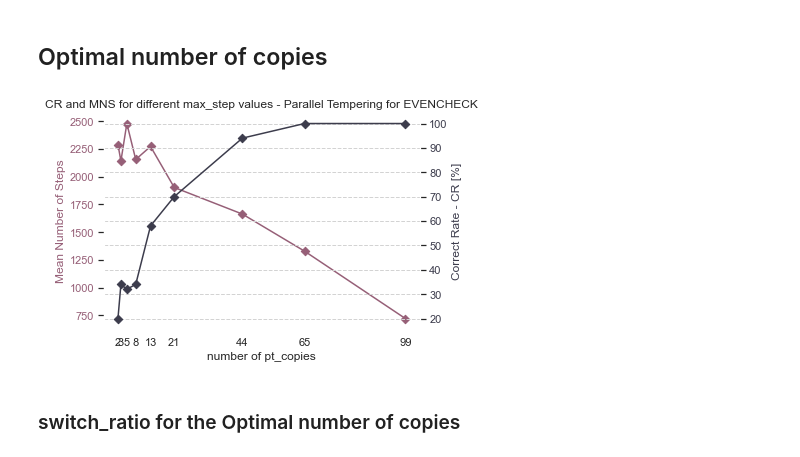
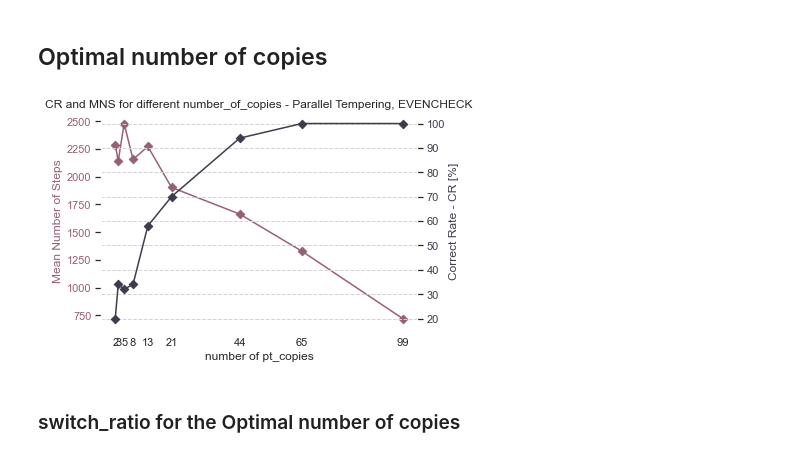
Before and after one commit to mateuszKacz/CGP_mgr, a Jupyter notebook: notebooks/Opracowanie danych PT.ipynb, the cells around one changed output. Cells and saved outputs as stored; diff of their text form; code cells hidden in the pictures.

```diff
--- a/notebooks/Opracowanie danych PT.ipynb
+++ b/notebooks/Opracowanie danych PT.ipynb
@@ -404,22 +404,22 @@ As we can see the acceptance ratio equals to 1 in 2/3 of the simulations. It sho
 # %%
 double_axis_plot(calc_mns_series(df_evencheck_pt_optimal_number_of_copies, groupby='pt_copies'),
                  calc_cr_series(df_evencheck_pt_optimal_number_of_copies, groupby='pt_copies'),
                  colors=colors,
                  save_path=CHARTS_MAIN_PATH,
                  legend=['mns', 'cr'],
                  plot_type='scatter',
-                 title='CR and MNS for different number_of_copies values - Parallel Tempering for EVENCHECK',
+                 title='CR and MNS for different number_of_copies - Parallel Tempering, EVENCHECK',
                  xlabel='number of pt_copies',
                  y_1_label='Mean Number of Steps',
                  y_2_label='Correct Rate - CR [%]',
                  x='pt_copies',
                  y_1='mns',
                  y_2='cr',
                  xscale=None,
                  xticks=list(df_evencheck_pt_optimal_number_of_copies.pt_copies.unique())
                 )
 # %% [output]
-[figure, old version]
+[figure, new version]
 # %% [markdown]
 ### switch_ratio for the Optimal number of copies
 # %%
```
Also changed, not shown: parts of 3 cells of this notebook, 1 other file.
